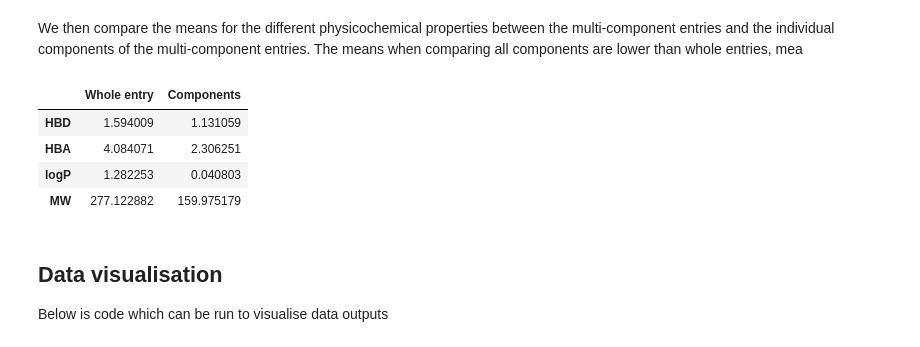
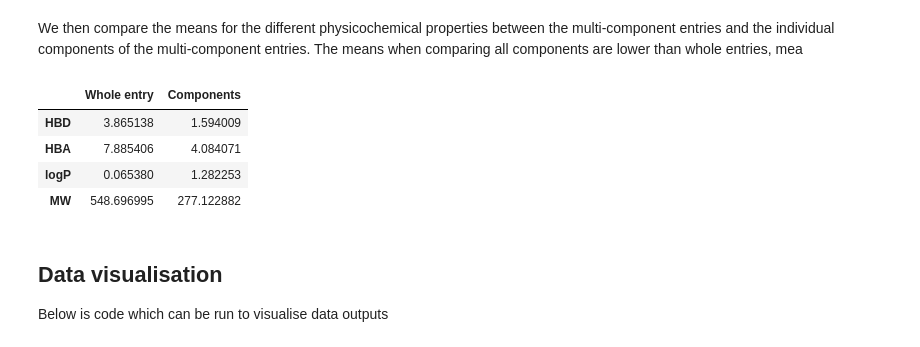
Before and after one commit to dtaverner/Sandpit_CCDC2, a Jupyter notebook: csd_lipinski_final.ipynb, the cells around one changed output. Saved outputs shown, nothing was run; the diff lists cells and outputs as text; code cells hidden in the pictures.

Commit message:
simplified multicomponent analysis by removing repitition

```diff
--- a/csd_lipinski_final.ipynb
+++ b/csd_lipinski_final.ipynb
@@ -243,39 +243,33 @@ This notebook generates:
 # %% [markdown]
 We then investigate multi-component entries by separating the components into different entries and determining the molecular properties for each entry. The resulting dataframe is then exported to a CSV file.
 # %%
-component_records = []
+whole_entry_records = []
 
 for entry in reader:
     try:
         mol = entry.molecule
         refcode = mol.identifier.strip()
-        components = mol.components
+        smiles = mol.smiles
     except RuntimeError:
         continue
 
-    if not components:
+    # Only keep multicomponent entries
+    if not smiles or "." not in smiles:
         continue
 
-    for component_index, component in enumerate(components, start=1):
-        smiles = component.smiles
-        if not smiles:
-            continue
+    rdkit_mol = Chem.MolFromSmiles(smiles)
+    if rdkit_mol is None:
+        continue
 
-        rdkit_mol = Chem.MolFromSmiles(smiles)
-        if rdkit_mol is None:
-            continue
+    whole_entry_records.append({
+        "refcode": refcode,
+        "smiles": smiles,
+        "HBD": Descriptors.NumHDonors(rdkit_mol),
+        "HBA": Descriptors.NumHAcceptors(rdkit_mol),
+        "logP": Descriptors.MolLogP(rdkit_mol),
+        "MW": Descriptors.ExactMolWt(rdkit_mol),
+    })
 
-        component_records.append({
-            "refcode": refcode,
-            "component_refcode": f"{refcode}_{component_index}",
-            "component_index": component_index,
-            "smiles": smiles,
-            "HBD": Descriptors.NumHDonors(rdkit_mol),
-            "HBA": Descriptors.NumHAcceptors(rdkit_mol),
-            "logP": Descriptors.MolLogP(rdkit_mol),
-            "MW": Descriptors.ExactMolWt(rdkit_mol),
-        })
-
-component_df = pd.DataFrame(component_records)
-component_df.to_csv("all_drug_properties_components.csv", index=False)
+whole_entry_df = pd.DataFrame(whole_entry_records)
+whole_entry_df.to_csv("whole_multicomponent_properties.csv", index=False)
 # %% [output]
@@ -300,17 +294,17 @@ component_df.to_csv("all_drug_properties_components.csv", index=False)
 We then compare the means for the different physicochemical properties between the multi-component entries and the individual components of the multi-component entries. The means when comparing all components are lower than whole entries, mea
 # %%
 comparison = pd.DataFrame({
-    "Whole entry": df[["HBD", "HBA", "logP", "MW"]].mean(),
-    "Components": component_df[["HBD", "HBA", "logP", "MW"]].mean()
+    "Whole entry": whole_entry_df[["HBD", "HBA", "logP", "MW"]].mean(),
+    "Components": df[["HBD", "HBA", "logP", "MW"]].mean()
 })
 
 comparison
 # %% [output]
 |  | Whole entry | Components |
-| HBD | 1.594009 | 1.131059 |
-| HBA | 4.084071 | 2.306251 |
-| logP | 1.282253 | 0.040803 |
-| MW | 277.122882 | 159.975179 |
+| HBD | 3.865138 | 1.594009 |
+| HBA | 7.885406 | 4.084071 |
+| logP | 0.065380 | 1.282253 |
+| MW | 548.696995 | 277.122882 |
 # %% [markdown]
 ## Data visualisation
 Below is code which can be run to visualise data outputs
```
Also changed, not shown: parts of 2 cells of this notebook.
